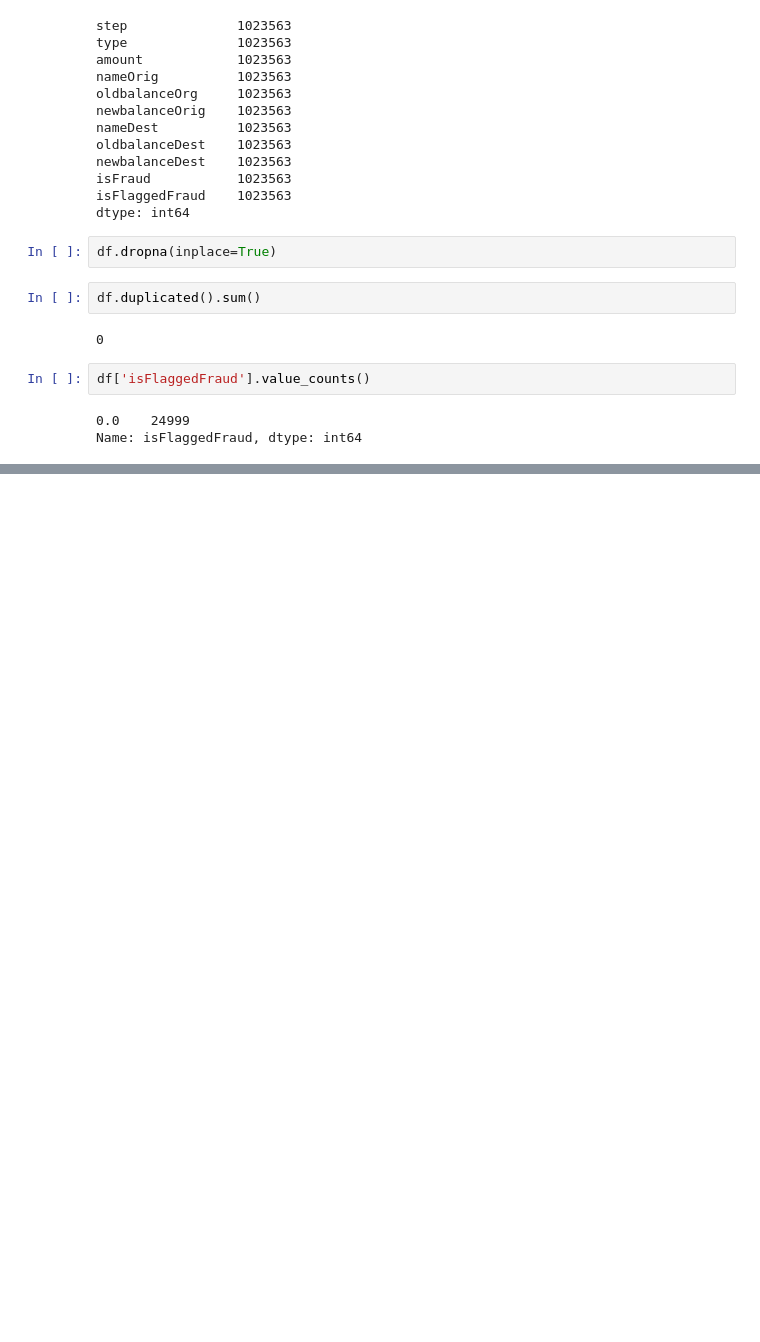
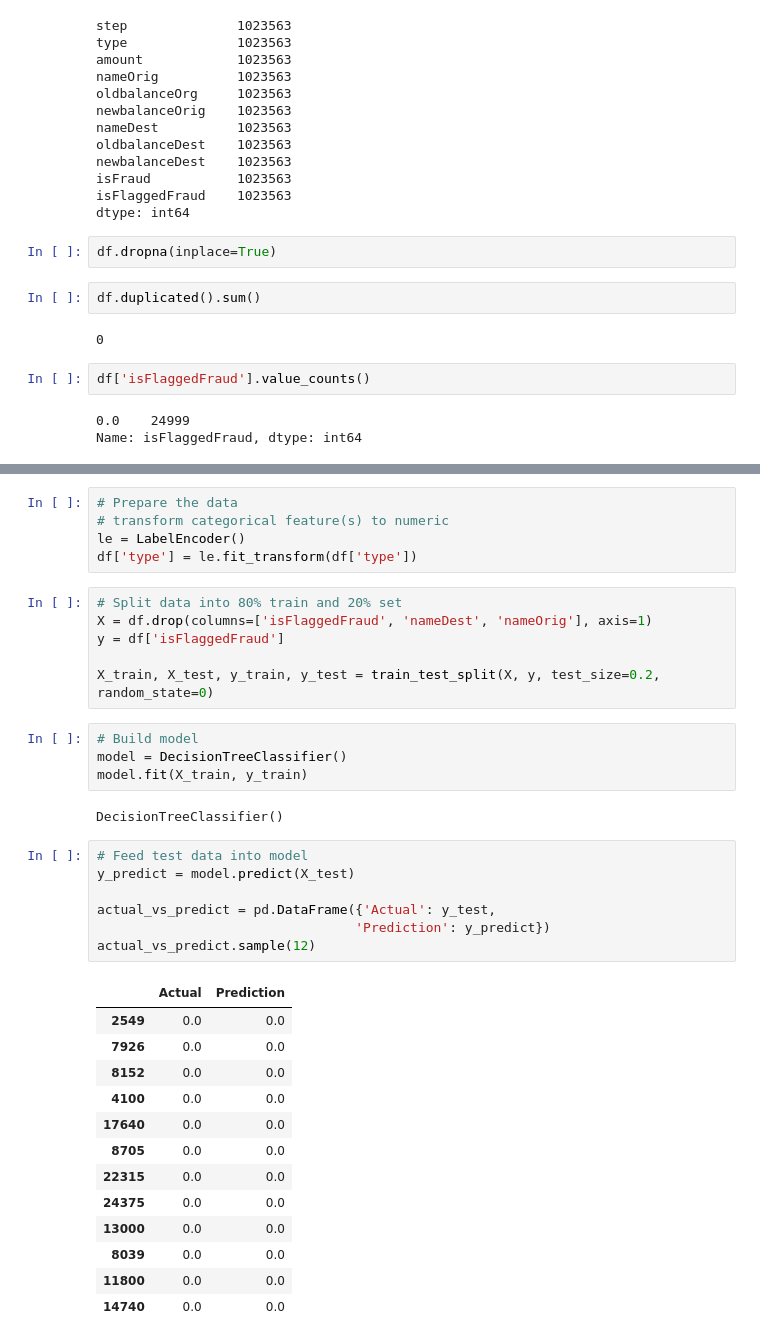
Before and after one commit to jammorales/machine-learning-practice-set, a Jupyter notebook: 07-detect-financial-fraud-w-dt-in-python/07-detect-financial-fraud-w-dt-in-python.ipynb, the cells around one changed output, grey strips where cells are left out. Cells and saved outputs as stored; diff of their text form; blank space fills up the shorter version.

```diff
--- a/07-detect-financial-fraud-w-dt-in-python/07-detect-financial-fraud-w-dt-in-python.ipynb
+++ b/07-detect-financial-fraud-w-dt-in-python/07-detect-financial-fraud-w-dt-in-python.ipynb
@@ -86,0 +117,38 @@ df[df['isFlaggedFraud']!=0.0]
+# %%
+# Prepare the data
+# transform categorical feature(s) to numeric
+le = LabelEncoder()
+df['type'] = le.fit_transform(df['type'])
+# %%
+# Split data into 80% train and 20% set
+X = df.drop(columns=['isFlaggedFraud', 'nameDest', 'nameOrig'], axis=1)
+y = df['isFlaggedFraud']
+
+X_train, X_test, y_train, y_test = train_test_split(X, y, test_size=0.2, random_state=0)
+# %%
+# Build model
+model = DecisionTreeClassifier()
+model.fit(X_train, y_train)
+# %% [output]
+DecisionTreeClassifier()
+# %%
+# Feed test data into model
+y_predict = model.predict(X_test)
+
+actual_vs_predict = pd.DataFrame({'Actual': y_test,
+                                 'Prediction': y_predict})
+actual_vs_predict.sample(12)
+# %% [output]
+|  | Actual | Prediction |
+| 2549 | 0.0 | 0.0 |
+| 7926 | 0.0 | 0.0 |
+| 8152 | 0.0 | 0.0 |
+| 4100 | 0.0 | 0.0 |
+| 17640 | 0.0 | 0.0 |
+| 8705 | 0.0 | 0.0 |
+| 22315 | 0.0 | 0.0 |
+| 24375 | 0.0 | 0.0 |
+| 13000 | 0.0 | 0.0 |
+| 8039 | 0.0 | 0.0 |
+| 11800 | 0.0 | 0.0 |
+| 14740 | 0.0 | 0.0 |
```
Also changed, not shown: parts of 8 cells of this notebook.
